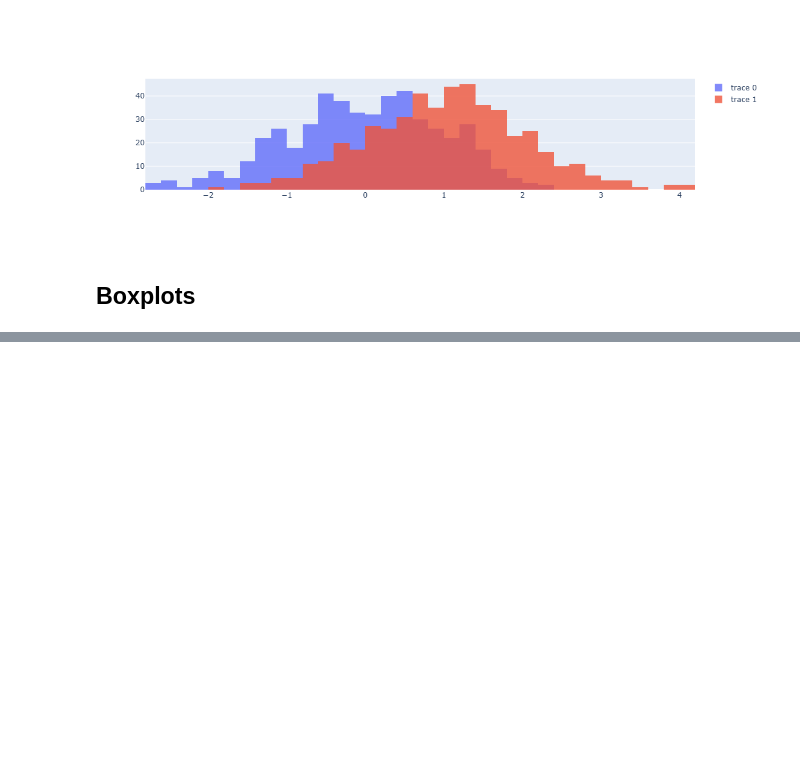
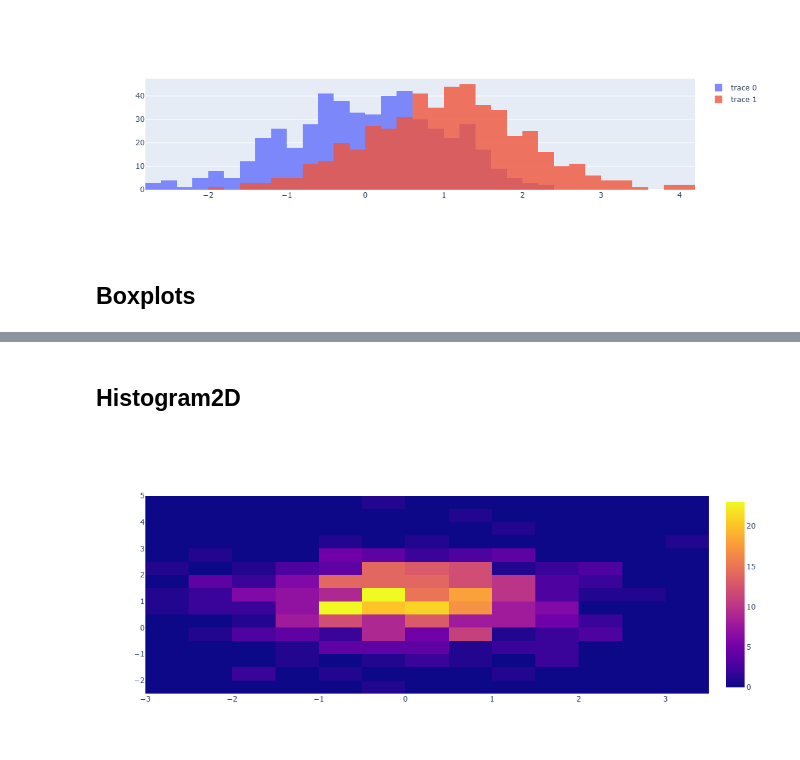
Before and after one commit to dev-DaviGuerra/Plotly, a Jupyter notebook: Plotly.ipynb, the cells around one changed output, grey strips where cells are left out. Drawn from its saved outputs; the diff is of its cells as text; code cells hidden in the pictures; blank space fills up the shorter version.

Commit message:
Histogram2d e Heatmaps

```diff
--- a/Plotly.ipynb
+++ b/Plotly.ipynb
@@ -131,0 +132,19 @@ fig.update_layout(height=600)
+# %% [markdown]
+## Histogram2D
+# %%
+import plotly.graph_objects as go
+import numpy as np
+np.random.seed(1)
+
+x = np.random.randn(500)
+y = np.random.randn(500) + 1
+# %%
+fig = go.Figure(go.Histogram2d(
+        x=x,
+        y=y
+    ))
+
+fig.update_layout(height=500)
+fig.show()
+# %% [output]
+[figure, added]
```
Also changed, not shown: parts of 3 cells of this notebook.
